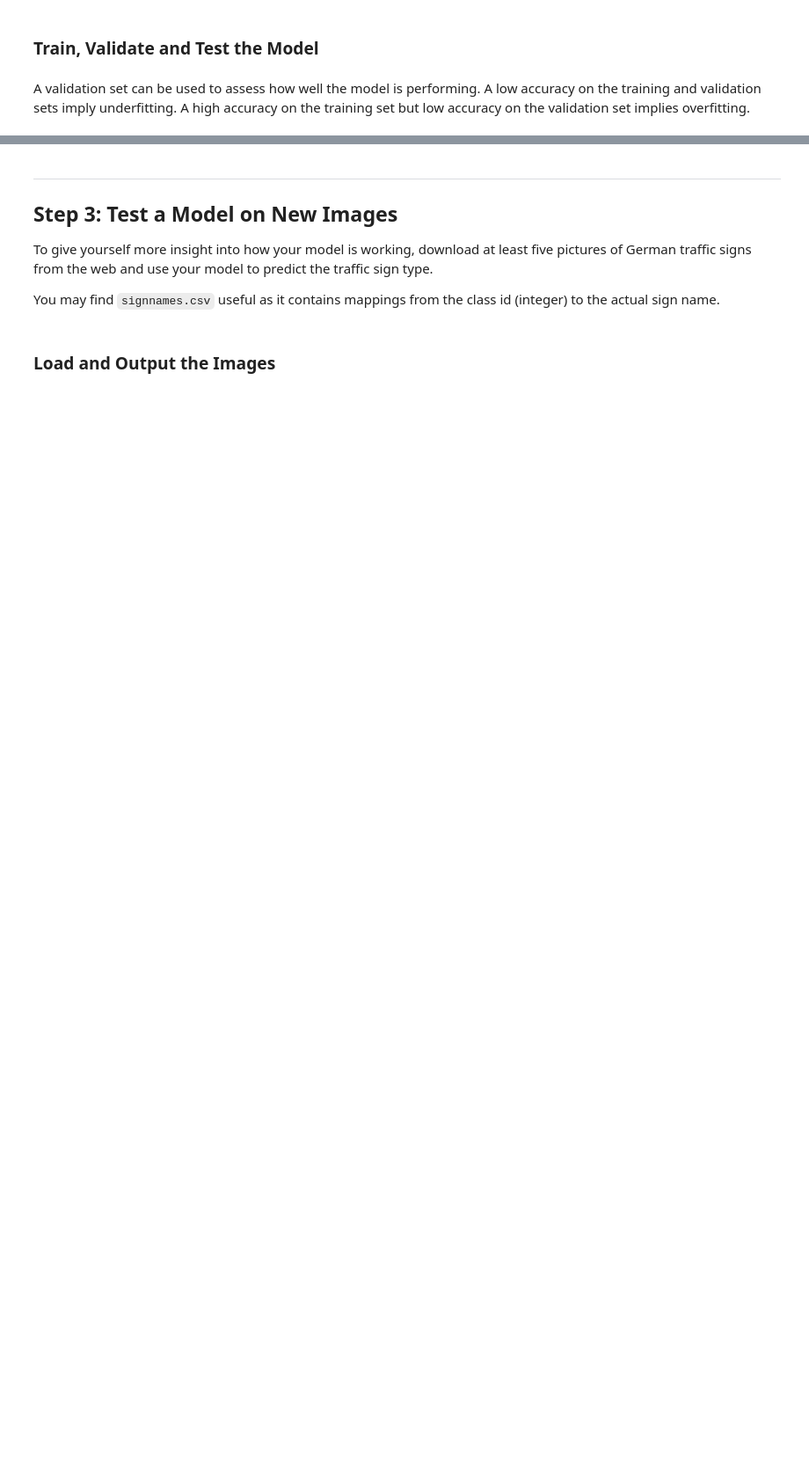
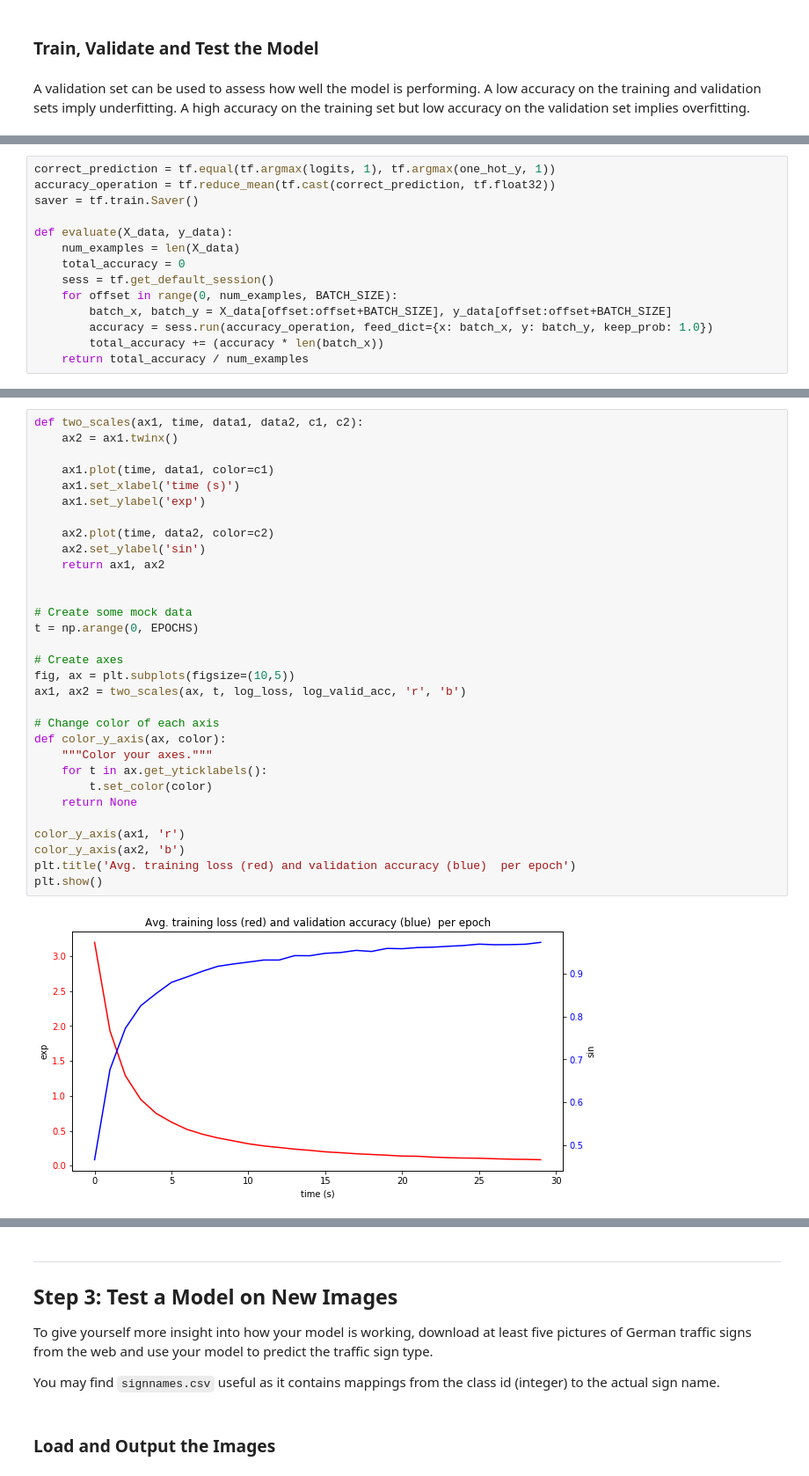
Before and after one commit to camigord/Self-Driving-Car-Nanodegree, a Jupyter notebook: P2-Traffic-Sign-Recognition/Traffic_Sign_Classifier.ipynb, the cells around one changed output, grey strips where cells are left out. Shown at 88% size. Saved outputs shown, nothing was run; the diff lists cells and outputs as text; blank space fills up the shorter version.

```diff
--- a/P2-Traffic-Sign-Recognition/Traffic_Sign_Classifier.ipynb
+++ b/P2-Traffic-Sign-Recognition/Traffic_Sign_Classifier.ipynb
@@ -272,0 +273,14 @@ sets imply underfitting. A high accuracy on the training set but low accuracy on
+# %%
+correct_prediction = tf.equal(tf.argmax(logits, 1), tf.argmax(one_hot_y, 1))
+accuracy_operation = tf.reduce_mean(tf.cast(correct_prediction, tf.float32))
+saver = tf.train.Saver()
+
+def evaluate(X_data, y_data):
+    num_examples = len(X_data)
+    total_accuracy = 0
+    sess = tf.get_default_session()
+    for offset in range(0, num_examples, BATCH_SIZE):
+        batch_x, batch_y = X_data[offset:offset+BATCH_SIZE], y_data[offset:offset+BATCH_SIZE]
+        accuracy = sess.run(accuracy_operation, feed_dict={x: batch_x, y: batch_y, keep_prob: 1.0})
+        total_accuracy += (accuracy * len(batch_x))
+    return total_accuracy / num_examples
@@ -272,0 +344,33 @@ sets imply underfitting. A high accuracy on the training set but low accuracy on
+# %%
+def two_scales(ax1, time, data1, data2, c1, c2):
+    ax2 = ax1.twinx()
+
+    ax1.plot(time, data1, color=c1)
+    ax1.set_xlabel('time (s)')
+    ax1.set_ylabel('exp')
+
+    ax2.plot(time, data2, color=c2)
+    ax2.set_ylabel('sin')
+    return ax1, ax2
+
+
+# Create some mock data
+t = np.arange(0, EPOCHS)
+
+# Create axes
+fig, ax = plt.subplots(figsize=(10,5))
+ax1, ax2 = two_scales(ax, t, log_loss, log_valid_acc, 'r', 'b')
+
+# Change color of each axis
+def color_y_axis(ax, color):
+    """Color your axes."""
+    for t in ax.get_yticklabels():
+        t.set_color(color)
+    return None
+
+color_y_axis(ax1, 'r')
+color_y_axis(ax2, 'b')
+plt.title('Avg. training loss (red) and validation accuracy (blue)  per epoch')
+plt.show()
+# %% [output]
+[figure, added]
```
Also changed, not shown: parts of 26 cells of this notebook, 19 other files.
